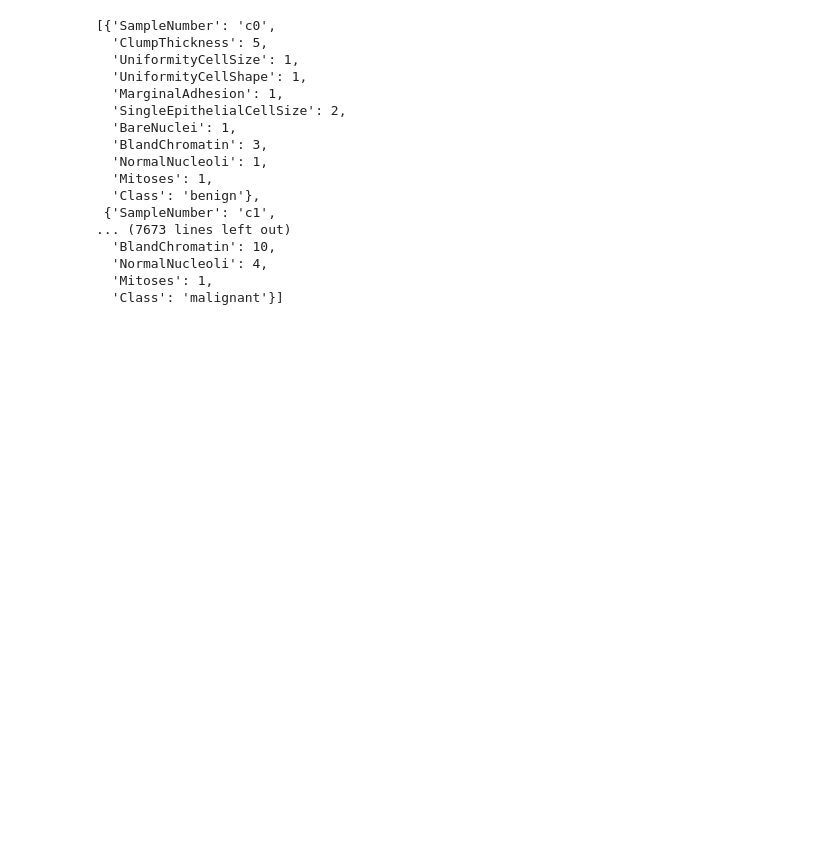
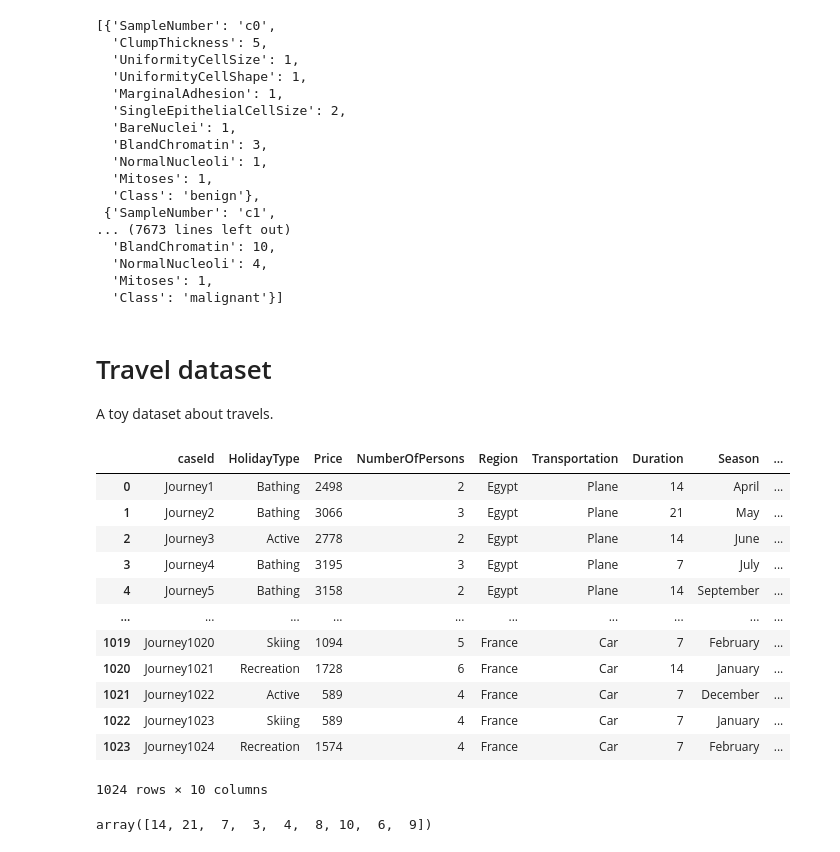
Before and after one commit to gjimenezUCM/simviz, a Jupyter notebook: data/computeSimilarity.ipynb, the cells around one changed output. Cells and saved outputs as stored; diff of their text form; code cells hidden in the pictures; blank space fills up the shorter version.

```diff
--- a/data/computeSimilarity.ipynb
+++ b/data/computeSimilarity.ipynb
@@ -568,3 +578,29 @@ simDescription = dict(
 dataFile = computeSimilarity(simDescription, content, "SampleNumber", itemIds, localSimFunctions, weightedAverage)
 with open("./BCWD/AllAttributes.json", "w") as fp:
     json.dump(dataFile, fp)
+# %% [markdown]
+# Travel dataset
+
+A toy dataset about travels.
+# %%
+
+df = pd.read_csv("./travel/travel.csv")
+df
+# %% [output]
+|  | caseId | HolidayType | Price | NumberOfPersons | Region | Transportation | Duration | Season | ... |
+| 0 | Journey1 | Bathing | 2498 | 2 | Egypt | Plane | 14 | April | ... |
+| 1 | Journey2 | Bathing | 3066 | 3 | Egypt | Plane | 21 | May | ... |
+| 2 | Journey3 | Active | 2778 | 2 | Egypt | Plane | 14 | June | ... |
+| 3 | Journey4 | Bathing | 3195 | 3 | Egypt | Plane | 7 | July | ... |
+| 4 | Journey5 | Bathing | 3158 | 2 | Egypt | Plane | 14 | September | ... |
+| ... | ... | ... | ... | ... | ... | ... | ... | ... | ... |
+| 1019 | Journey1020 | Skiing | 1094 | 5 | France | Car | 7 | February | ... |
+| 1020 | Journey1021 | Recreation | 1728 | 6 | France | Car | 14 | January | ... |
+| 1021 | Journey1022 | Active | 589 | 4 | France | Car | 7 | December | ... |
+| 1022 | Journey1023 | Skiing | 589 | 4 | France | Car | 7 | January | ... |
+| 1023 | Journey1024 | Recreation | 1574 | 4 | France | Car | 7 | February | ... |
+1024 rows × 10 columns
+# %%
+df['Duration'].unique()
+# %% [output]
+array([14, 21,  7,  3,  4,  8, 10,  6,  9])
```
Also changed, not shown: parts of 15 cells of this notebook, 16 other files.
